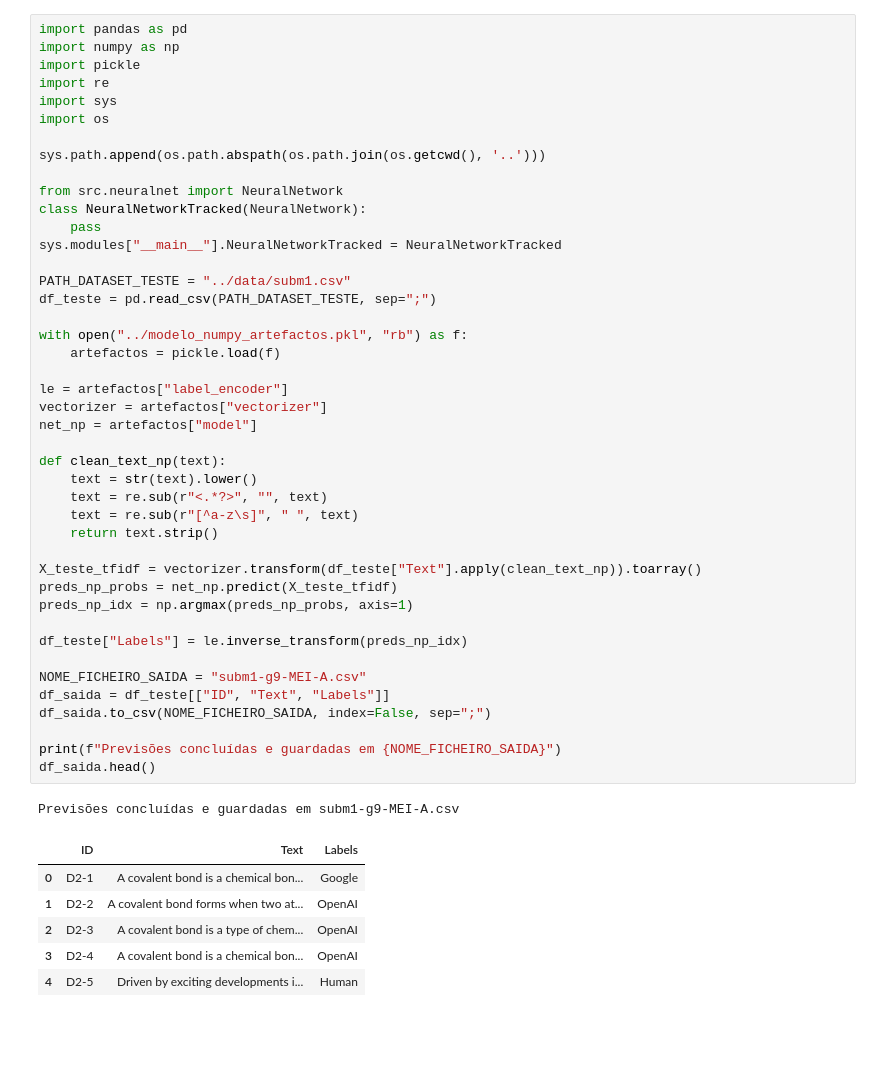
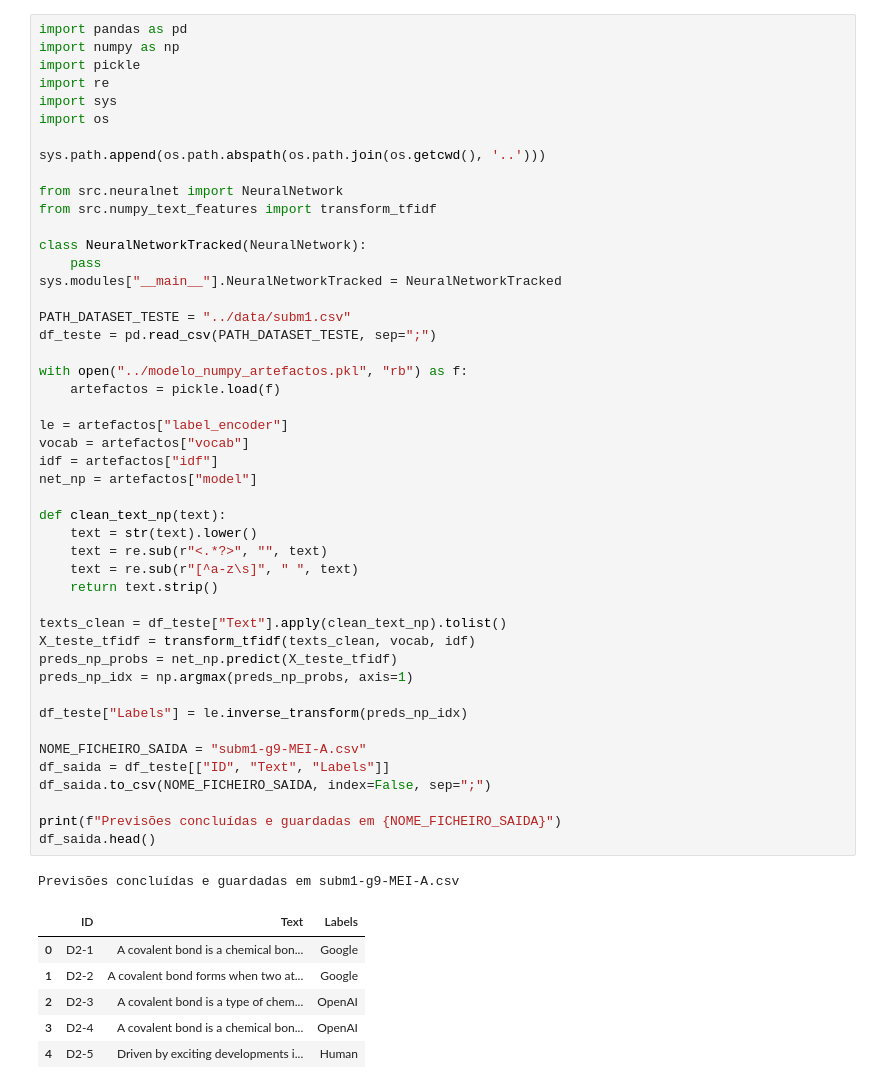
Before and after one commit to gabrielRibeir0/llm-detector, a Jupyter notebook: Subm1/subm1-g14-MEI-A.ipynb, the cells around one changed output. Drawn from its saved outputs; the diff is of its cells as text; blank space fills up the shorter version.

```diff
--- a/Subm1/subm1-g14-MEI-A.ipynb
+++ b/Subm1/subm1-g14-MEI-A.ipynb
@@ -9,6 +9,8 @@ import os
 sys.path.append(os.path.abspath(os.path.join(os.getcwd(), '..')))
 
 from src.neuralnet import NeuralNetwork
+from src.numpy_text_features import transform_tfidf
+
 class NeuralNetworkTracked(NeuralNetwork):
     pass
 sys.modules["__main__"].NeuralNetworkTracked = NeuralNetworkTracked
@@ -16,36 +18,38 @@ sys.modules["__main__"].NeuralNetworkTracked = NeuralNetworkTracked
 PATH_DATASET_TESTE = "../data/subm1.csv"
 df_teste = pd.read_csv(PATH_DATASET_TESTE, sep=";")
 
 with open("../modelo_numpy_artefactos.pkl", "rb") as f:
     artefactos = pickle.load(f)
 
 le = artefactos["label_encoder"]
-vectorizer = artefactos["vectorizer"]
+vocab = artefactos["vocab"]
+idf = artefactos["idf"]
 net_np = artefactos["model"]
 
 def clean_text_np(text):
     text = str(text).lower()
     text = re.sub(r"<.*?>", "", text)
     text = re.sub(r"[^a-z\s]", " ", text)
     return text.strip()
 
-X_teste_tfidf = vectorizer.transform(df_teste["Text"].apply(clean_text_np)).toarray()
+texts_clean = df_teste["Text"].apply(clean_text_np).tolist()
+X_teste_tfidf = transform_tfidf(texts_clean, vocab, idf)
 preds_np_probs = net_np.predict(X_teste_tfidf)
 preds_np_idx = np.argmax(preds_np_probs, axis=1)
 
 df_teste["Labels"] = le.inverse_transform(preds_np_idx)
 
 NOME_FICHEIRO_SAIDA = "subm1-g9-MEI-A.csv"
 df_saida = df_teste[["ID", "Text", "Labels"]]
 df_saida.to_csv(NOME_FICHEIRO_SAIDA, index=False, sep=";")
 
 print(f"Previsões concluídas e guardadas em {NOME_FICHEIRO_SAIDA}")
 df_saida.head()
 # %% [output]
 Previsões concluídas e guardadas em subm1-g9-MEI-A.csv
 |  | ID | Text | Labels |
 | 0 | D2-1 | A covalent bond is a chemical bon... | Google |
-| 1 | D2-2 | A covalent bond forms when two at... | OpenAI |
+| 1 | D2-2 | A covalent bond forms when two at... | Google |
 | 2 | D2-3 | A covalent bond is a type of chem... | OpenAI |
 | 3 | D2-4 | A covalent bond is a chemical bon... | OpenAI |
 | 4 | D2-5 | Driven by exciting developments i... | Human |
```
Also changed, not shown: 29 other files.
